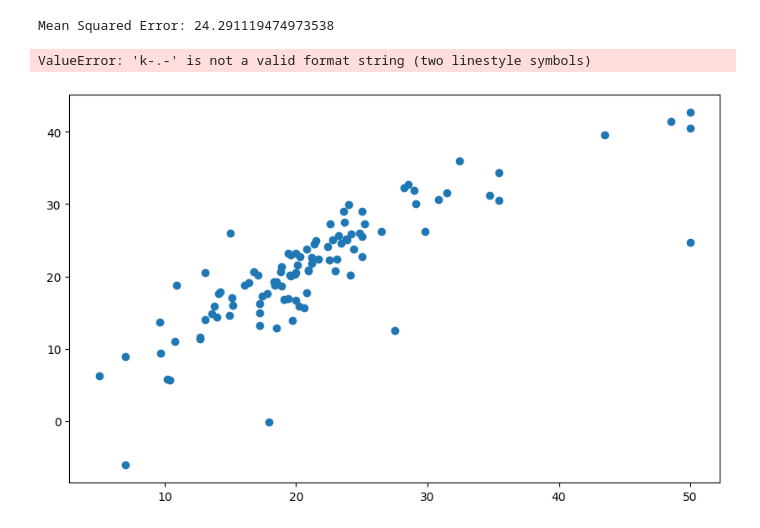
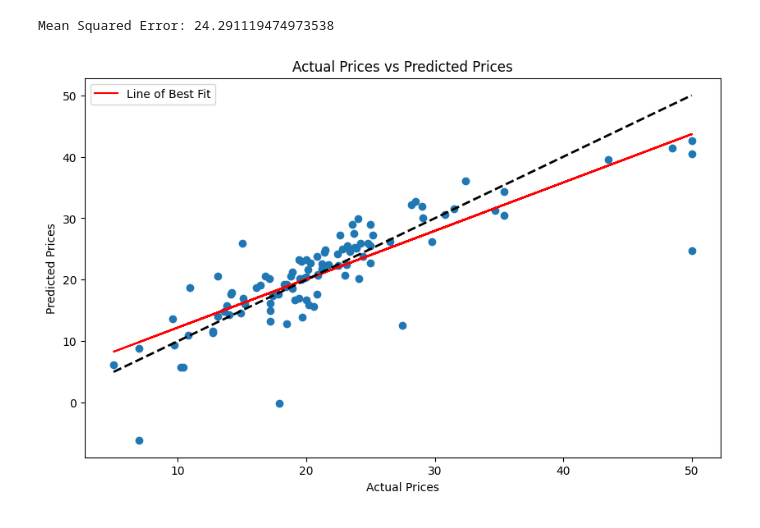
Before and after one commit to Suraj6013/data-science, a Jupyter notebook: assign 4/assign 4.ipynb, the cells around one changed output. Drawn from its saved outputs; the diff is of its cells as text; code cells hidden in the pictures.

Commit message:
added regression line

```diff
--- a/assign 4/assign 4.ipynb
+++ b/assign 4/assign 4.ipynb
@@ -55,12 +55,22 @@ Mean Squared Error: 24.291119474973538
 # %%
 # Cell 5: Plot the predicted prices against the actual prices
 plt.figure(figsize=(10, 6))
 plt.scatter(y_test, y_pred)
-plt.plot([y_test.min(), y_test.max()], [y_test.min(), y_test.max()], 'k--', lw=2)  # Diagonal line representing perfect prediction
+
+# Calculate the line of best fit
+slope, intercept = np.polyfit(y_test, y_pred, 1)
+line_of_best_fit = np.poly1d([slope, intercept])
+
+# Plot the line of best fit
+plt.plot(y_test, line_of_best_fit(y_test), 'r', label='Line of Best Fit')
+
+# Plot the line representing perfect prediction
+plt.plot([y_test.min(), y_test.max()], [y_test.min(), y_test.max()], 'k--', lw=2)
+
 plt.xlabel("Actual Prices")
 plt.ylabel("Predicted Prices")
 plt.title("Actual Prices vs Predicted Prices")
+plt.legend()
 plt.show()
 # %% [output]
-ValueError: 'k-.-' is not a valid format string (two linestyle symbols)
-[figure, old version]
+[figure, new version]
```
